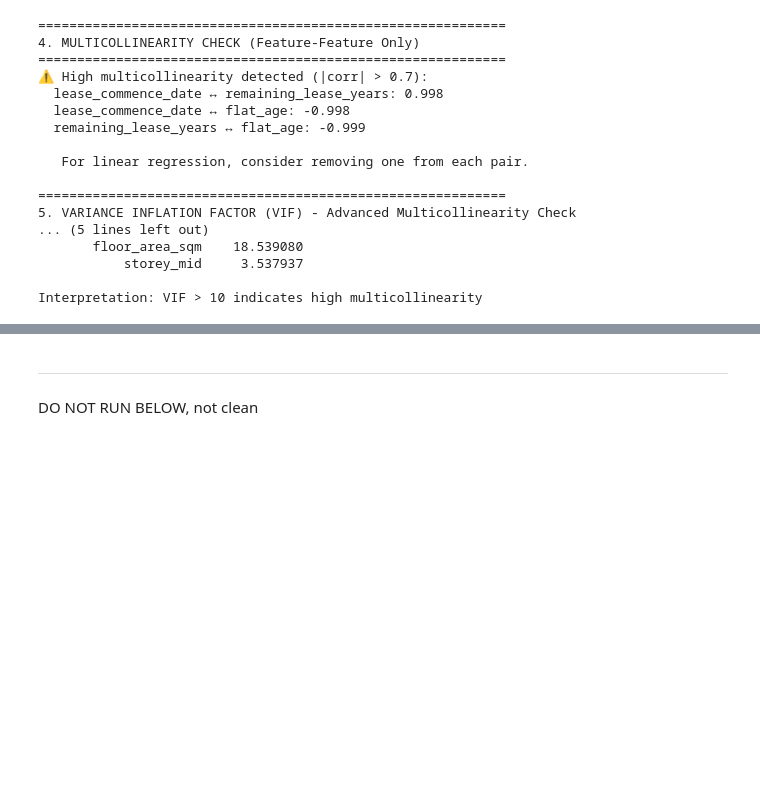
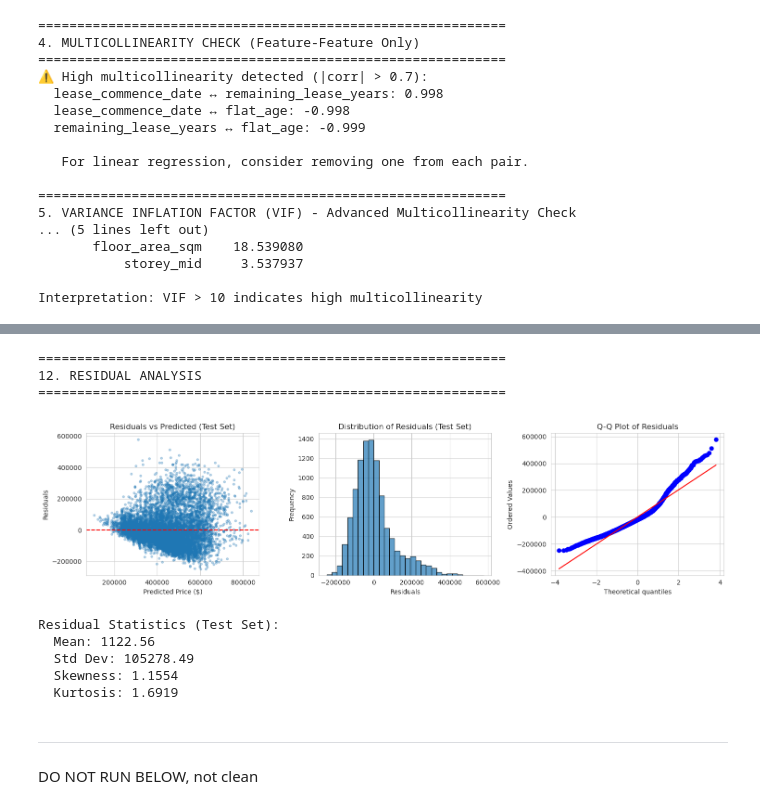
Before and after one commit to SzeMainWONG/HDB_price_predictor, a Jupyter notebook: notebook/feature engineering.ipynb, the cells around one changed output, grey strips where cells are left out. Cells and saved outputs as stored; diff of their text form; code cells hidden in the pictures; blank space fills up the shorter version.

```diff
--- a/notebook/feature engineering.ipynb
+++ b/notebook/feature engineering.ipynb
@@ -526,3 +908,59 @@ Interpretation: VIF > 10 indicates high multicollinearity
+# %%
+# ============================================================
+# 12. RESIDUAL ANALYSIS
+# ============================================================
+
+print("\n" + "="*60)
+print("12. RESIDUAL ANALYSIS")
+print("="*60)
+
+y_pred_train = lr_selected.predict(X_train_scaled)
+y_pred_test = lr_selected.predict(X_test_scaled)
+
+# Calculate residuals
+residuals_train = y_train - y_pred_train
+residuals_test = y_test - y_pred_test
+
+# Plot residuals
+fig, axes = plt.subplots(1, 3, figsize=(15, 4))
+
+# Residuals vs Predicted (Test)
+axes[0].scatter(y_pred_test, residuals_test, alpha=0.3, s=10)
+axes[0].axhline(y=0, color='red', linestyle='--')
+axes[0].set_xlabel('Predicted Price ($)')
+axes[0].set_ylabel('Residuals')
+axes[0].set_title('Residuals vs Predicted (Test Set)')
+
+# Histogram of residuals
+axes[1].hist(residuals_test, bins=30, edgecolor='black', alpha=0.7)
+axes[1].set_xlabel('Residuals')
+axes[1].set_ylabel('Frequency')
+axes[1].set_title('Distribution of Residuals (Test Set)')
+
+# Q-Q plot
+from scipy import stats
+stats.probplot(residuals_test, dist="norm", plot=axes[2])
+axes[2].set_title('Q-Q Plot of Residuals')
+
+plt.tight_layout()
+plt.show()
+
+# Residual statistics
+print("\nResidual Statistics (Test Set):")
+print(f"  Mean: {residuals_test.mean():.2f}")
+print(f"  Std Dev: {residuals_test.std():.2f}")
+print(f"  Skewness: {residuals_test.skew():.4f}")
+print(f"  Kurtosis: {residuals_test.kurtosis():.4f}")
+# %% [output]
+============================================================
+12. RESIDUAL ANALYSIS
+============================================================
+[figure, added]
+Residual Statistics (Test Set):
+  Mean: 1122.56
+  Std Dev: 105278.49
+  Skewness: 1.1554
+  Kurtosis: 1.6919
 # %% [markdown]
 -----------
 DO NOT RUN BELOW, not clean
```
Also changed, not shown: parts of 18 cells of this notebook, 10 other files.
